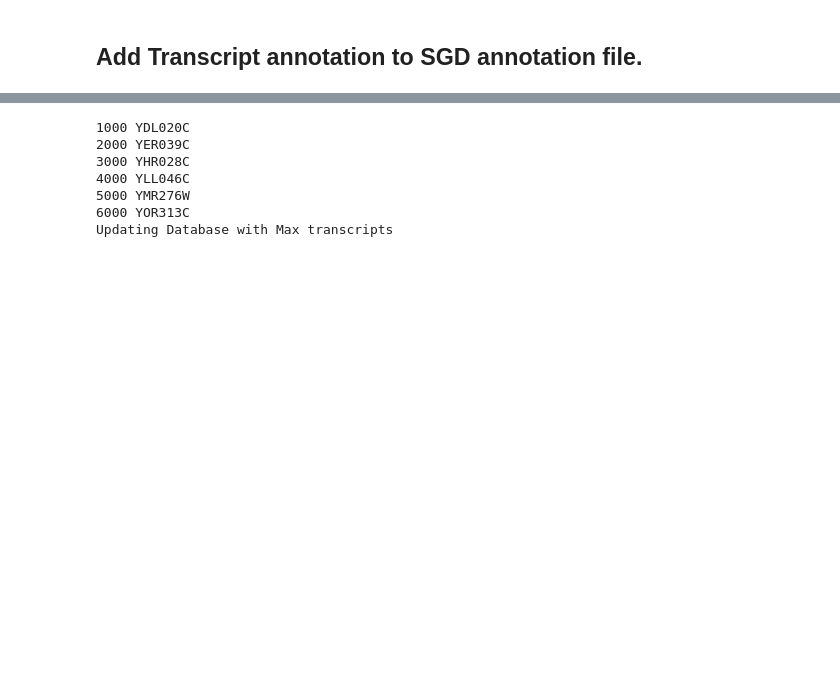
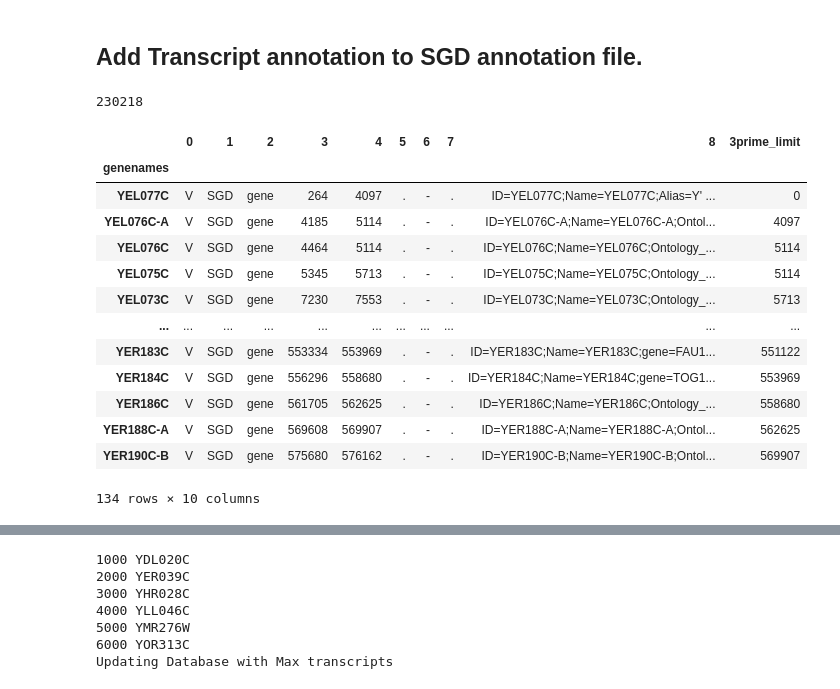
Before and after one commit to heineike02/UTR_annotation, a Jupyter notebook: UTR_annotation/Scer_utr_annotation_tif.ipynb, the cells around one changed output, grey strips where cells are left out. Drawn from its saved outputs; the diff is of its cells as text; code cells hidden in the pictures; blank space fills up the shorter version.

```diff
--- a/UTR_annotation/Scer_utr_annotation_tif.ipynb
+++ b/UTR_annotation/Scer_utr_annotation_tif.ipynb
@@ -293,0 +373,79 @@ orig_gff_db.conn.close()
+# %%
+genenames = []
+for ind, row in unique_ids_table_genes.iterrows():
+    genename = row[8].split(';')[0].split('=')[1]
+    genenames.append(genename)
+unique_ids_table_genes['genenames']=genenames
+unique_ids_table_genes.set_index('genenames', inplace=True)
+# %%
+chrm_len_dict[chrm]
+# %% [output]
+230218
+# %%
+##Put it into a dictionary
+
+chrm = 'V'
+strand = '-'
+genes_chrm_strand = unique_ids_table_genes[(unique_ids_table_genes[0]==chrm) & (unique_ids_table_genes[6]==strand)].copy()
+
+genes_chrm_strand.sort_values(by=[3],axis=0, inplace=True)
+
+
+if strand=='+':
+    #if it is the plus strand, associate each gene with the start of the next gene
+    #genes_chrm_strand['3prime_limit'] = list(genes_chrm_strand[3].values[1:]) + [chrm_len_dict[chrm]]
+    next_starts = []
+    ind_max = len(genes_chrm_strand)-1
+    for ind, (gene,row) in enumerate(genes_chrm_strand.iterrows()):
+        end = int(row[4])
+        next_start = 'Unassigned'
+        ind_try=ind
+        #The next start needs to be greater than the end of the current gene
+        while next_start=='Unassigned':
+            ind_try = ind_try + 1
+            if ind_try<ind_max:
+                next_start_try = int(genes_chrm_strand.iloc[ind_try,3])
+                if next_start_try>end:
+                    next_start=next_start_try-1
+            else:
+                next_start=chrm_len_dict[chrm]
+        next_starts.append(next_start)
+    genes_chrm_strand['3prime_limit'] = next_starts
+
+
+elif strand=='-':
+    #If it is the minus strand, associate each gene with the end of the previous gene
+    #genes_chrm_strand['3prime_limit'] = [0] + list(genes_chrm_strand[4].values[:-1])
+    previous_ends = []
+    for ind, (gene,row) in enumerate(genes_chrm_strand.iterrows()):
+        start = int(row[3])
+        previous_end = 'Unassigned'
+        ind_try=ind
+        #The next start needs to be greater than the end of the current gene
+        while previous_end=='Unassigned':
+            ind_try = ind_try - 1
+            if ind_try<0:
+                previous_end = 0
+            else:
+                previous_end_try = int(genes_chrm_strand.iloc[ind_try,4])
+                if previous_end_try<start:
+                    previous_end=previous_end_try+1
+        previous_ends.append(previous_end)
+    genes_chrm_strand['3prime_limit'] = previous_ends
+
+genes_chrm_strand
+# %% [output]
+|  | 0 | 1 | 2 | 3 | 4 | 5 | 6 | 7 | 8 | 3prime_limit |
+| genenames |  |  |  |  |  |  |  |  |  |  |
+| YEL077C | V | SGD | gene | 264 | 4097 | . | - | . | ID=YEL077C;Name=YEL077C;Alias=Y' ... | 0 |
+| YEL076C-A | V | SGD | gene | 4185 | 5114 | . | - | . | ID=YEL076C-A;Name=YEL076C-A;Ontol... | 4097 |
+| YEL076C | V | SGD | gene | 4464 | 5114 | . | - | . | ID=YEL076C;Name=YEL076C;Ontology_... | 5114 |
+| YEL075C | V | SGD | gene | 5345 | 5713 | . | - | . | ID=YEL075C;Name=YEL075C;Ontology_... | 5114 |
+| YEL073C | V | SGD | gene | 7230 | 7553 | . | - | . | ID=YEL073C;Name=YEL073C;Ontology_... | 5713 |
+| ... | ... | ... | ... | ... | ... | ... | ... | ... | ... | ... |
+| YER183C | V | SGD | gene | 553334 | 553969 | . | - | . | ID=YER183C;Name=YER183C;gene=FAU1... | 551122 |
+| YER184C | V | SGD | gene | 556296 | 558680 | . | - | . | ID=YER184C;Name=YER184C;gene=TOG1... | 553969 |
+| YER186C | V | SGD | gene | 561705 | 562625 | . | - | . | ID=YER186C;Name=YER186C;Ontology_... | 558680 |
+| YER188C-A | V | SGD | gene | 569608 | 569907 | . | - | . | ID=YER188C-A;Name=YER188C-A;Ontol... | 562625 |
+| YER190C-B | V | SGD | gene | 575680 | 576162 | . | - | . | ID=YER190C-B;Name=YER190C-B;Ontol... | 569907 |
+134 rows × 10 columns
```
Also changed, not shown: parts of 26 cells of this notebook, 4 other files.
